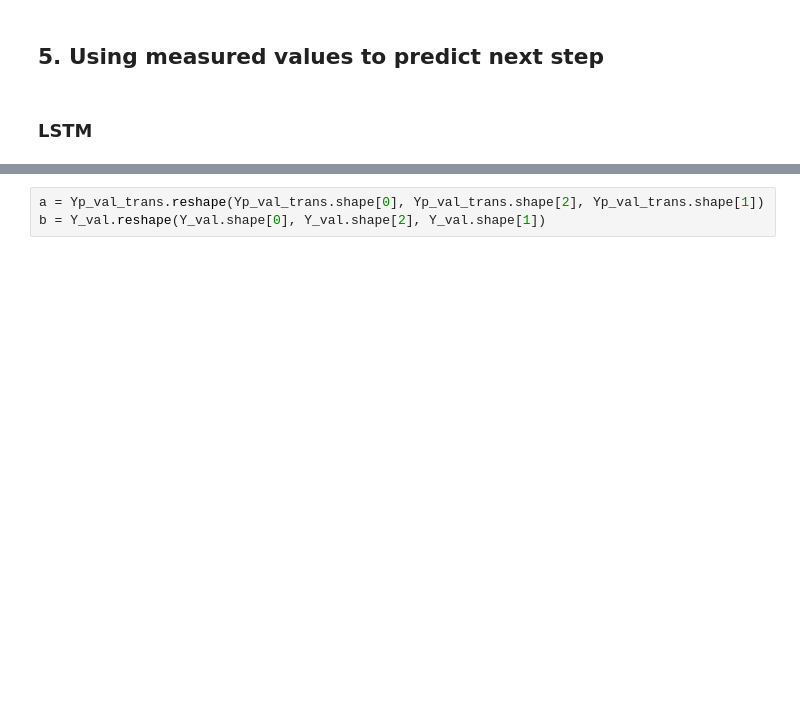
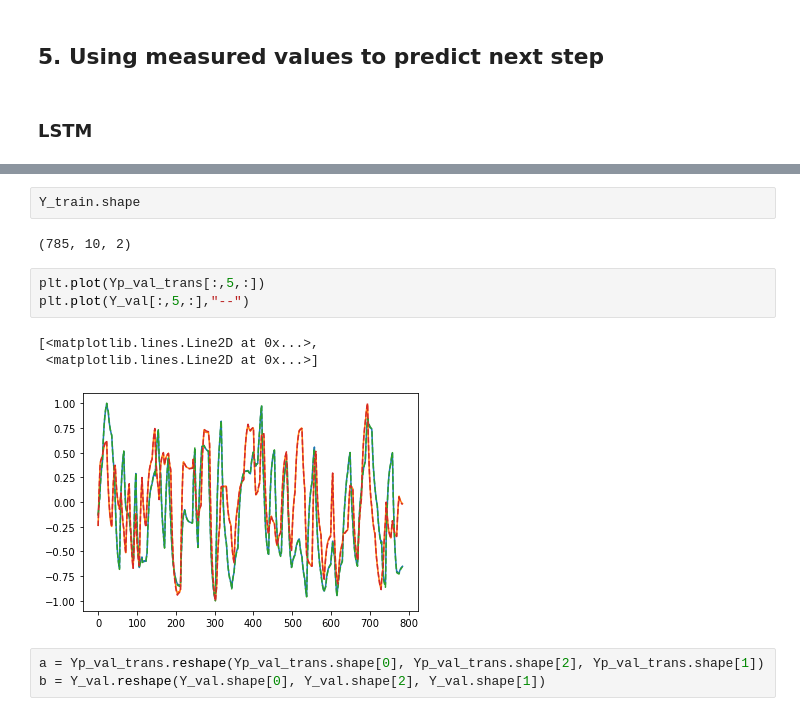
Before and after one commit to BYU-PRISM/Transformer_MPC, a Jupyter notebook: 02_Surrogate/FOPDT/MIMO/01_2_Transformer_Training_FOPDT_Multistep_prediction.ipynb, the cells around one changed output, grey strips where cells are left out. Drawn from its saved outputs; the diff is of its cells as text; blank space fills up the shorter version.

```diff
--- a/02_Surrogate/FOPDT/MIMO/01_2_Transformer_Training_FOPDT_Multistep_prediction.ipynb
+++ b/02_Surrogate/FOPDT/MIMO/01_2_Transformer_Training_FOPDT_Multistep_prediction.ipynb
@@ -407,3 +430,14 @@ Yp_val_trans = model_trans.predict(X_val)
+# %%
+Y_train.shape
+# %% [output]
+(785, 10, 2)
+# %%
+plt.plot(Yp_val_trans[:,5,:])
+plt.plot(Y_val[:,5,:],"--")
+# %% [output]
+[<matplotlib.lines.Line2D at 0x...>,
+ <matplotlib.lines.Line2D at 0x...>]
+[figure, added]
 # %%
 a = Yp_val_trans.reshape(Yp_val_trans.shape[0], Yp_val_trans.shape[2], Yp_val_trans.shape[1])
 b = Y_val.reshape(Y_val.shape[0], Y_val.shape[2], Y_val.shape[1])
```
Also changed, not shown: parts of 8 cells of this notebook, 4 other files.
